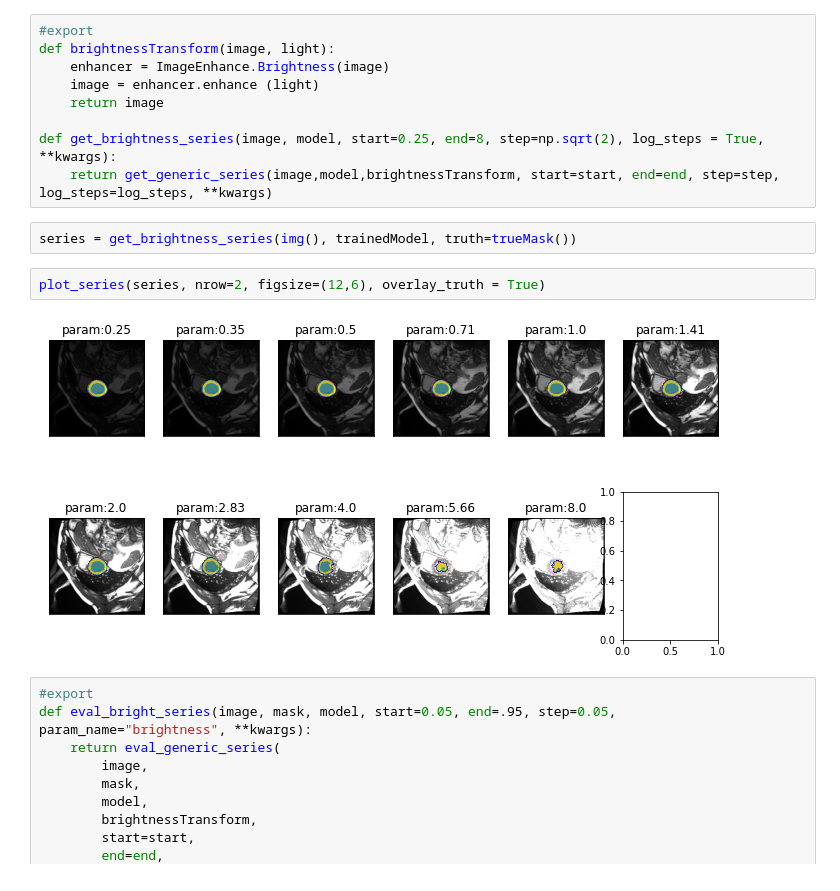
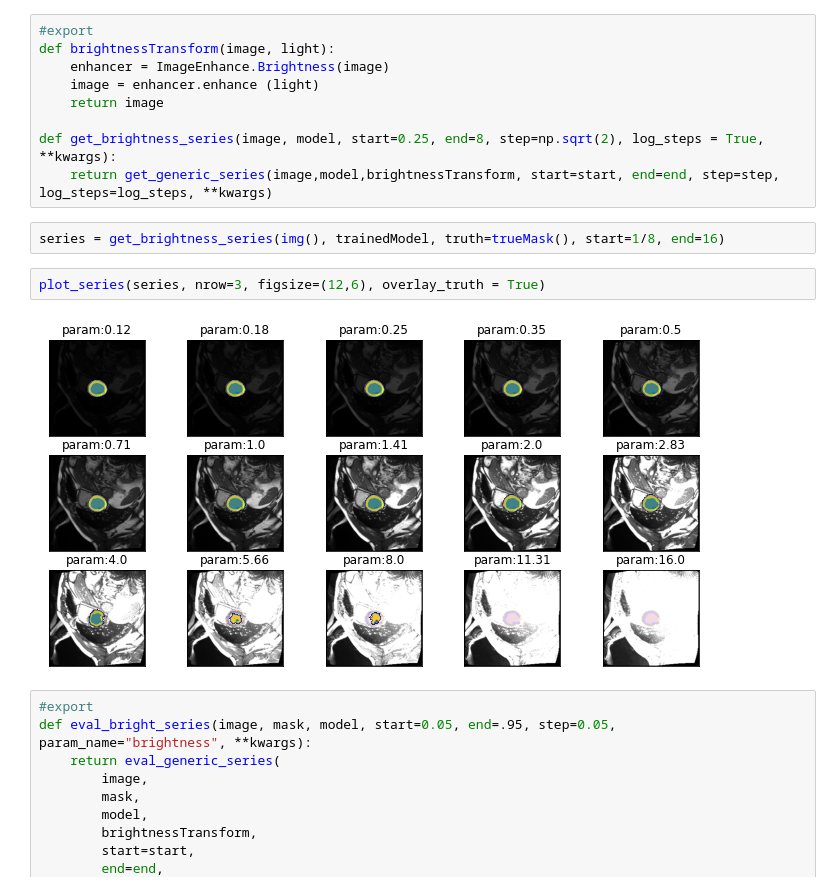
Before and after one commit to chfc-cmi/misas, a Jupyter notebook: 01_local_interpret_pillow_rewrite.ipynb, the cells around one changed output. Drawn from its saved outputs; the diff is of its cells as text.

```diff
--- a/01_local_interpret_pillow_rewrite.ipynb
+++ b/01_local_interpret_pillow_rewrite.ipynb
@@ -465,11 +458,11 @@ def brightnessTransform(image, light):
 def get_brightness_series(image, model, start=0.25, end=8, step=np.sqrt(2), log_steps = True, **kwargs):
     return get_generic_series(image,model,brightnessTransform, start=start, end=end, step=step, log_steps=log_steps, **kwargs)
 # %%
-series = get_brightness_series(img(), trainedModel, truth=trueMask())
+series = get_brightness_series(img(), trainedModel, truth=trueMask(), start=1/8, end=16)
 # %%
-plot_series(series, nrow=2, figsize=(12,6), overlay_truth = True)
+plot_series(series, nrow=3, figsize=(12,6), overlay_truth = True)
 # %% [output]
-[figure, old version]
+[figure, new version]
 # %%
 #export
 def eval_bright_series(image, mask, model, start=0.05, end=.95, step=0.05, param_name="brightness", **kwargs):
```
Also changed, not shown: parts of 12 cells of this notebook, 1 other file.
